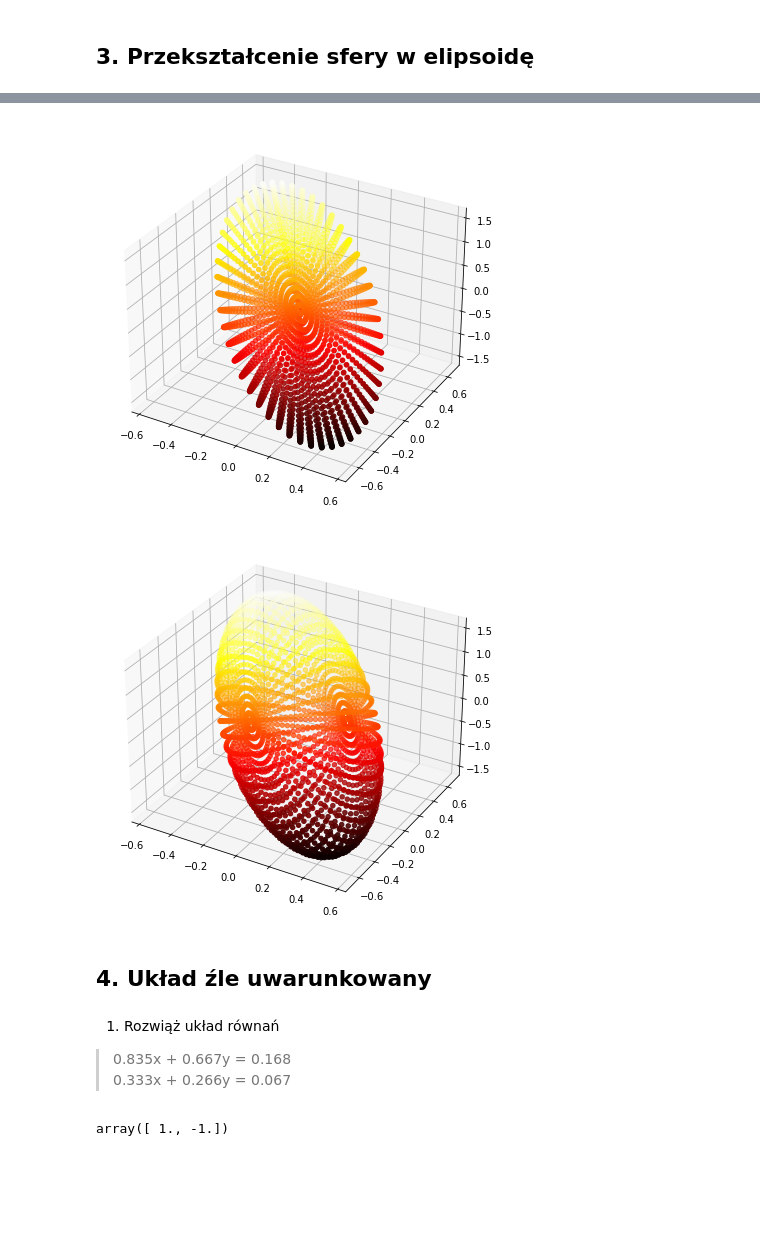
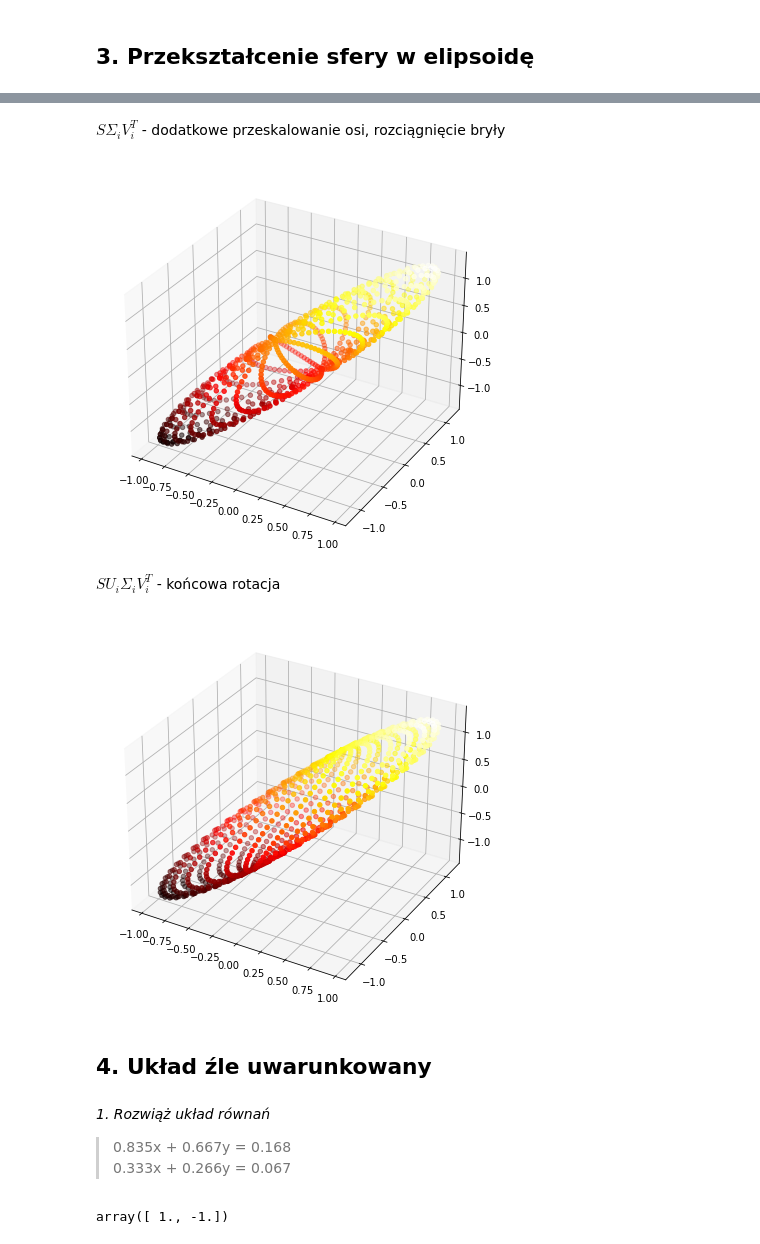
Before and after one commit to mhawryluk/mownit, a Jupyter notebook: lab6/lab6.ipynb, the cells around one changed output, grey strips where cells are left out. Drawn from its saved outputs; the diff is of its cells as text; code cells hidden in the pictures; blank space fills up the shorter version.

```diff
--- a/lab6/lab6.ipynb
+++ b/lab6/lab6.ipynb
@@ -276,13 +283,11 @@ def get_sphere_points(n):
     y = lambda s, t: np.sin(s)*np.sin(t)
     z = lambda s, t: np.cos(t)
 
-    return np.array([[x(s, t) for s in ss for t in ts],
-                     [y(s, t) for s in ss for t in ts],
-                     [z(s, t) for s in ss for t in ts]])
+    return np.array([[x(s, t), y(s, t), z(s, t)] for s in ss for t in ts])
 
 def plot_sphere_points(points):
     fig = plt.figure(figsize=(15, 7))
     ax = fig.add_subplot(111, projection='3d')
-    ax.scatter(points[0], points[1], points[2], c=points[2], cmap=plt.get_cmap('hot'))
+    ax.scatter(points[:,0], points[:,1], points[:,2], c=points[:,2], cmap=plt.get_cmap('hot'))
     plt.show()
 # %%
@@ -361,0 +370,7 @@ plot_svd(u, s, points, A_100)
+# %%
+A4 = np.random.rand(3, 3)
+u, sigma, v = np.linalg.svd(A4)
+points = get_sphere_points(30)
+
+print(A4)
+print(u @ np.diag(sigma) @ v)
@@ -366,10 +390,14 @@ plot_sphere_points(v1 @ points)
+# %% [markdown]
+$S\Sigma_iV_i^T$ - dodatkowe przeskalowanie osi, rozciągnięcie bryły
 # %%
-plot_sphere_points(v1 @ np.diag(s1) @ points)
+plot_sphere_points(points @ np.diag(sigma) @ v)
 # %% [output]
-[figure, old version]
+[figure, new version]
+# %% [markdown]
+$SU_iΣ_iV_i^T$ - końcowa rotacja
 # %%
-plot_sphere_points(v1 @ np.diag(s1) @ u1 @ points)
+plot_sphere_points(points @ u @ np.diag(sigma) @ v)
 # %% [output]
-[figure, old version]
+[figure, new version]
 # %% [markdown]
 ## 4. Układ źle uwarunkowany
@@ -378,5 +404,5 @@ plot_sphere_points(v1 @ np.diag(s1) @ u1 @ points)
 # %% [markdown]
-1. Rozwiąż układ równań
+<i> 1. Rozwiąż układ równań </i>
 > 0.835x + 0.667y = 0.168 <br>
 > 0.333x + 0.266y = 0.067
 # %%
```
Also changed, not shown: parts of 38 cells of this notebook.
